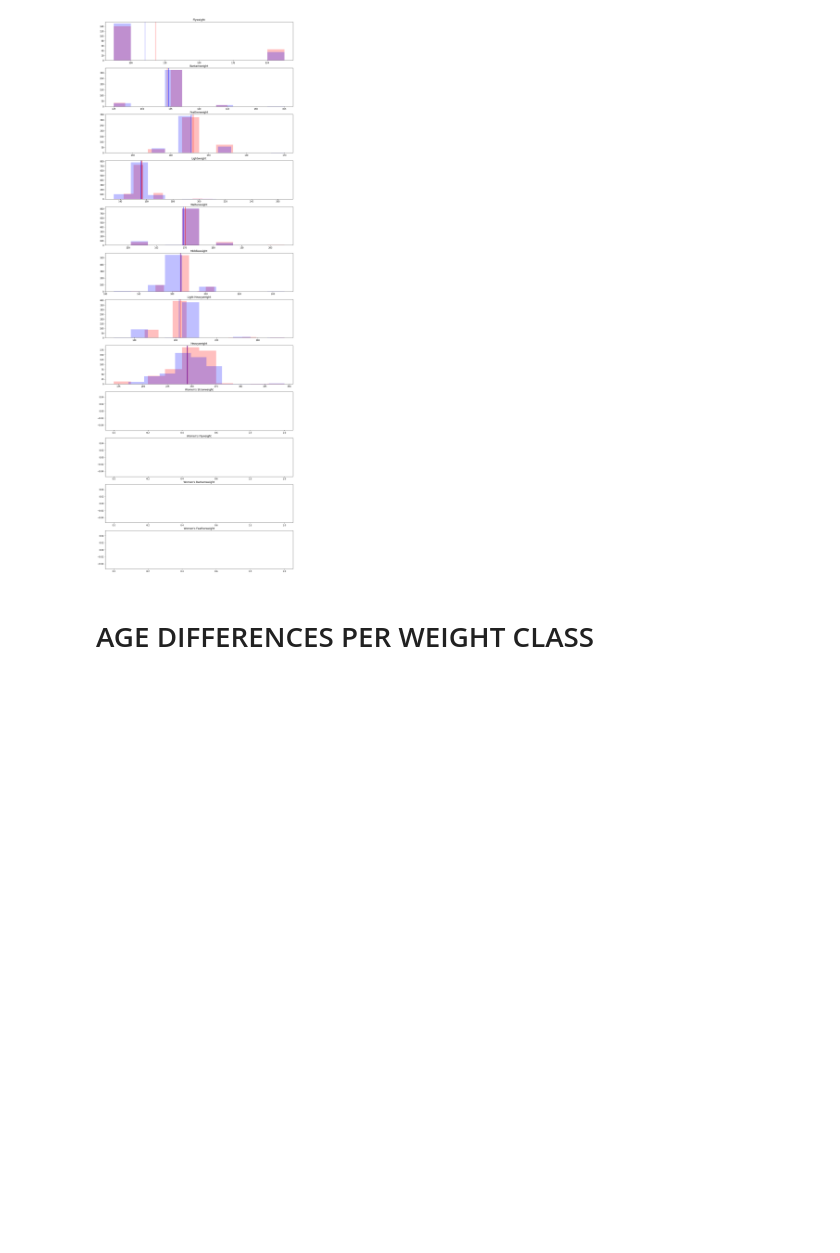
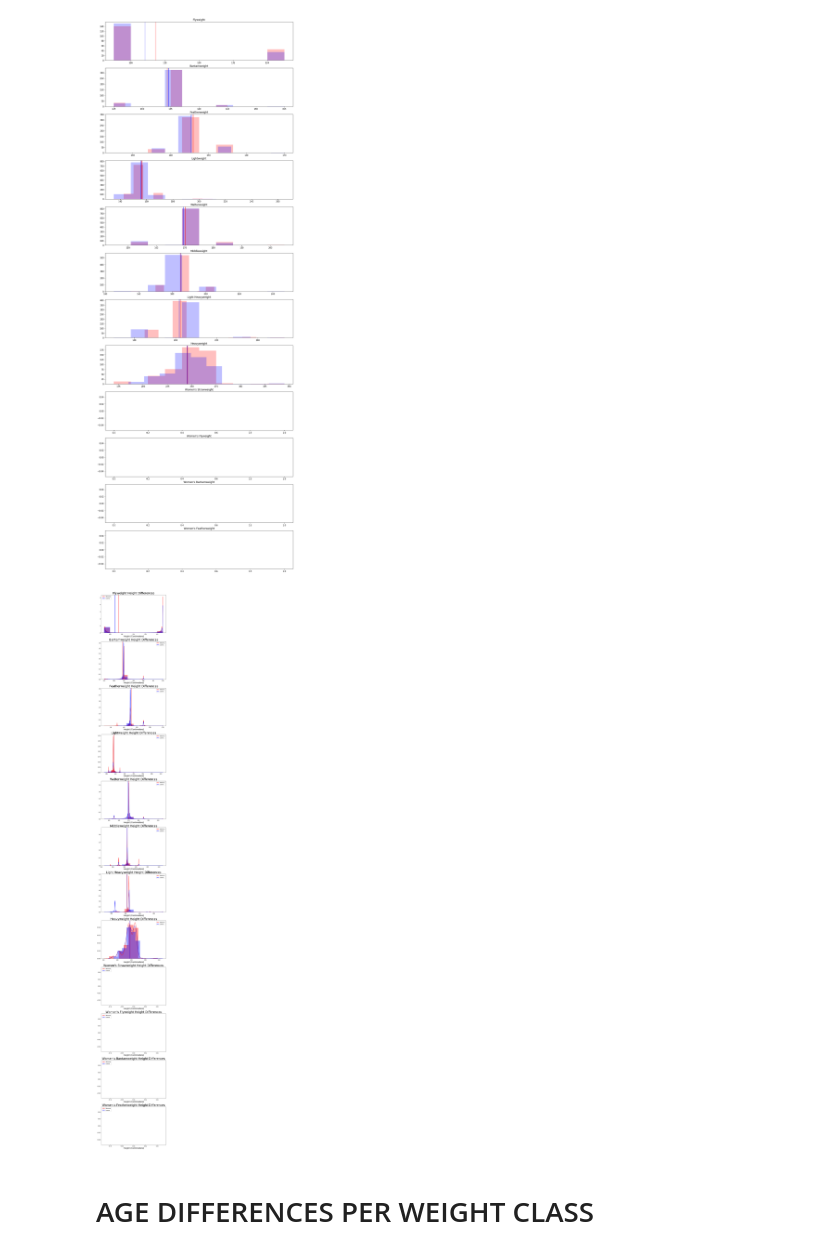
Before and after one commit to mdhwang/UFC-Fight-Victor-Predictor, a Jupyter notebook: UFC EDA.ipynb, the cells around one changed output. Saved outputs shown, nothing was run; the diff lists cells and outputs as text; code cells hidden in the pictures; blank space fills up the shorter version.

```diff
--- a/UFC EDA.ipynb
+++ b/UFC EDA.ipynb
@@ -394,6 +409,24 @@ for i,each in enumerate(wc):
     ax[i].set_title(each)
 # %% [output]
 [figure]
+# %%
+wc = list(weight_classes_dict.values())
+num = len(wc)
+fig, axes = plt.subplots(num,1, figsize=(8,64))
+plt.tight_layout(pad=0.4, w_pad=0.5, h_pad=5.0)
+
+thing = "Weight"
+
+for i,each in enumerate(wc):
+    sb.distplot(winners[winners["Weight Class"]==each][thing],color="r",bins=10,ax=axes[i])
+    sb.distplot(losers[losers["Weight Class"]==each][thing],color='b',bins=10,ax=axes[i])
+    axes[i].set_title(each+" Height Differences",fontsize="24")
+    axes[i].set_xlabel("Height (Centimeters)",fontsize="16")
+    axes[i].legend(['Winners','Losers'])
+    axes[i].axvline(winners[winners["Weight Class"]==each][thing].mean(),color='r')
+    axes[i].axvline(losers[losers["Weight Class"]==each][thing].mean(),color='b')
+# %% [output]
+[figure, added]
 # %% [markdown]
 # AGE DIFFERENCES PER WEIGHT CLASS
 # %%
```
Also changed, not shown: parts of 8 cells of this notebook, 8 other files.
